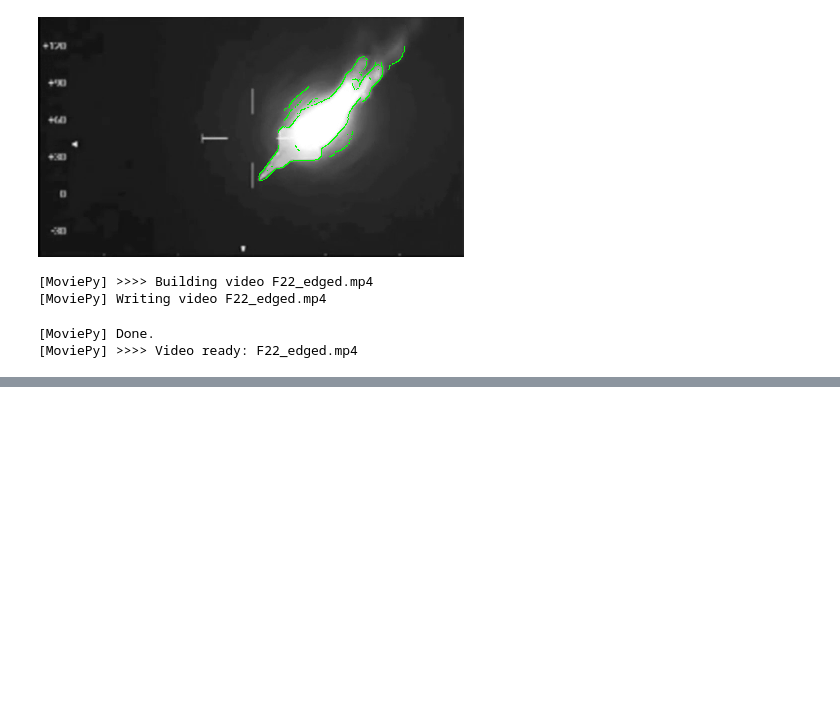
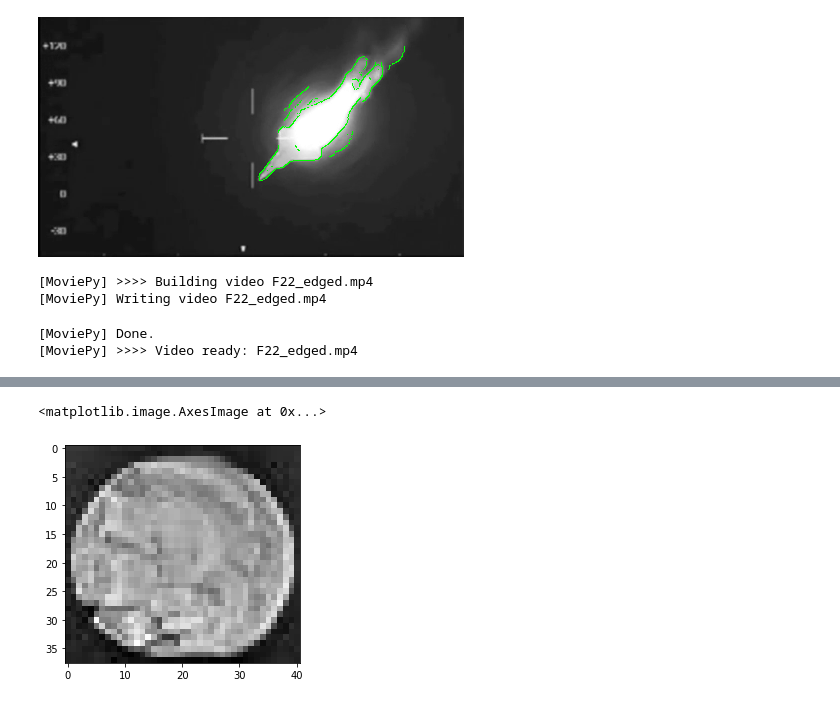
Before and after one commit to aSafarpoor/DIP, a Jupyter notebook: DIP_hw4_99210301.ipynb, the cells around one changed output, grey strips where cells are left out. Saved outputs shown, nothing was run; the diff lists cells and outputs as text; code cells hidden in the pictures; blank space fills up the shorter version.

```diff
--- a/DIP_hw4_99210301.ipynb
+++ b/DIP_hw4_99210301.ipynb
@@ -728,0 +739,6 @@ clip.write_videofile('F22_edged.mp4')
+# %%
+smallCoin = coins()[37:37+38, 80:80+41]
+plt.imshow(smallCoin, cmap="gray")
+# %% [output]
+<matplotlib.image.AxesImage at 0x...>
+[figure, added]
```
Also changed, not shown: parts of 12 cells of this notebook.
